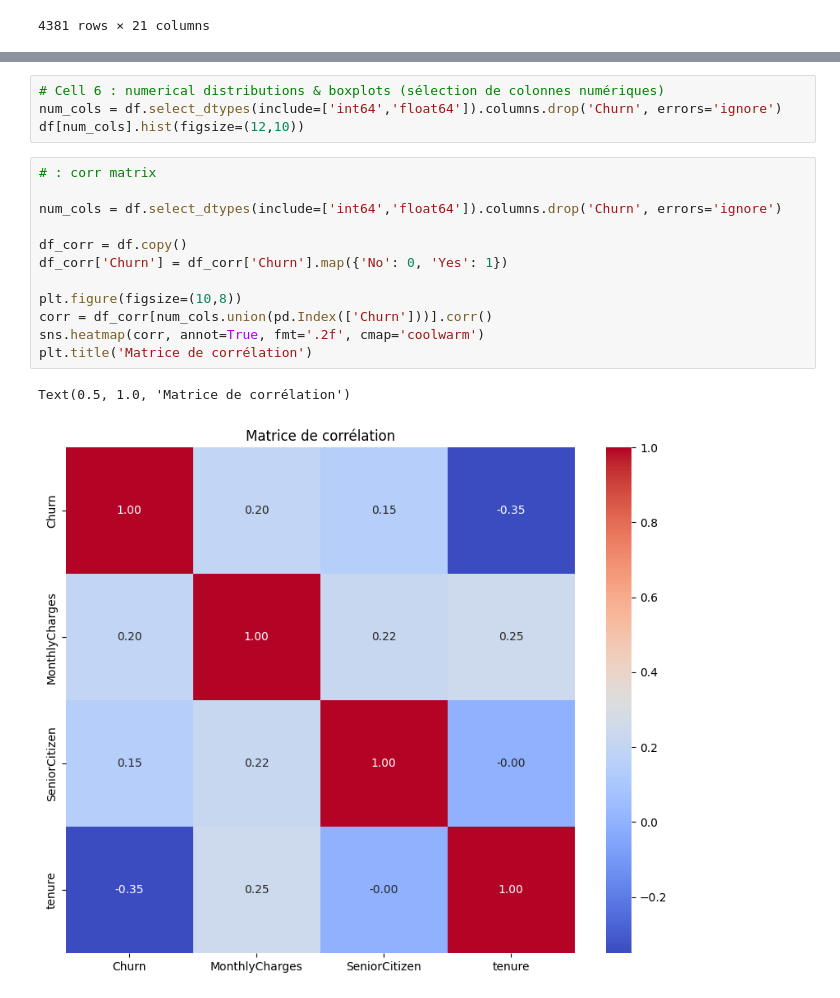
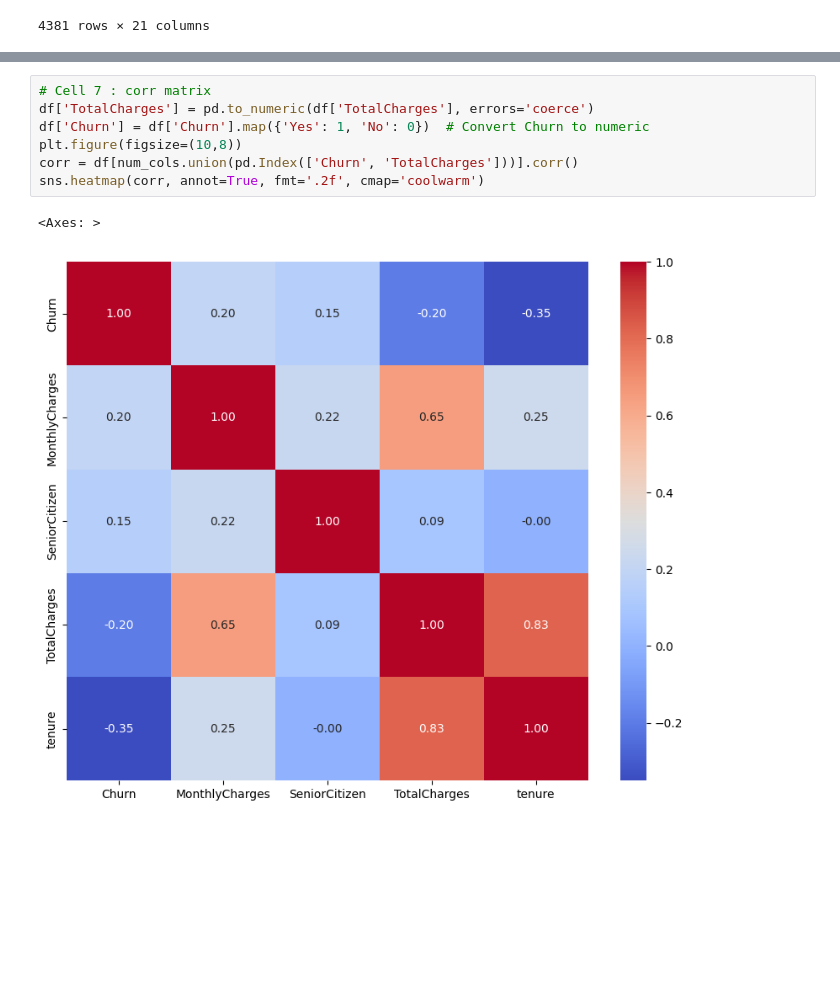
Before and after one commit to MohamedBOUKHALI/churn_prediction_project, a Jupyter notebook: EDA.ipynb, the cells around one changed output, grey strips where cells are left out. Drawn from its saved outputs; the diff is of its cells as text; blank space fills up the shorter version.

```diff
--- a/EDA.ipynb
+++ b/EDA.ipynb
@@ -87,19 +65,10 @@ Text(0.5, 1.0, 'Répartition churn (0 = retained, 1 = churn)')
-# %%
-# Cell 6 : numerical distributions & boxplots (sélection de colonnes numériques)
-num_cols = df.select_dtypes(include=['int64','float64']).columns.drop('Churn', errors='ignore')
-df[num_cols].hist(figsize=(12,10))
 # %%
-# : corr matrix
-
-num_cols = df.select_dtypes(include=['int64','float64']).columns.drop('Churn', errors='ignore')
-
-df_corr = df.copy()
-df_corr['Churn'] = df_corr['Churn'].map({'No': 0, 'Yes': 1})
-
+# Cell 7 : corr matrix
+df['TotalCharges'] = pd.to_numeric(df['TotalCharges'], errors='coerce')
+df['Churn'] = df['Churn'].map({'Yes': 1, 'No': 0})  # Convert Churn to numeric
 plt.figure(figsize=(10,8))
-corr = df_corr[num_cols.union(pd.Index(['Churn']))].corr()
+corr = df[num_cols.union(pd.Index(['Churn', 'TotalCharges']))].corr()
 sns.heatmap(corr, annot=True, fmt='.2f', cmap='coolwarm')
-plt.title('Matrice de corrélation')
 # %% [output]
-Text(0.5, 1.0, 'Matrice de corrélation')
+<Axes: >
-[figure, old version]
+[figure, new version]
```
Also changed, not shown: parts of 5 cells of this notebook.
